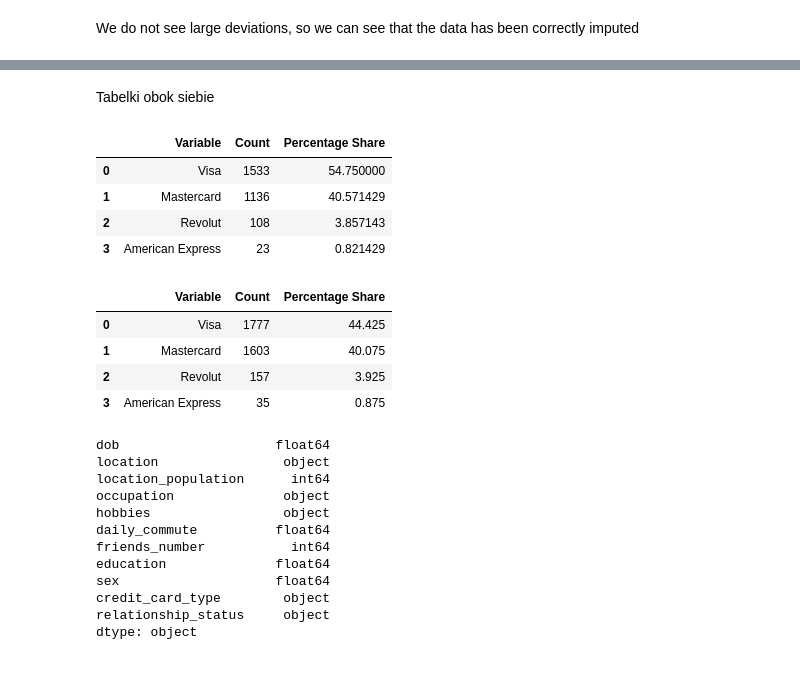
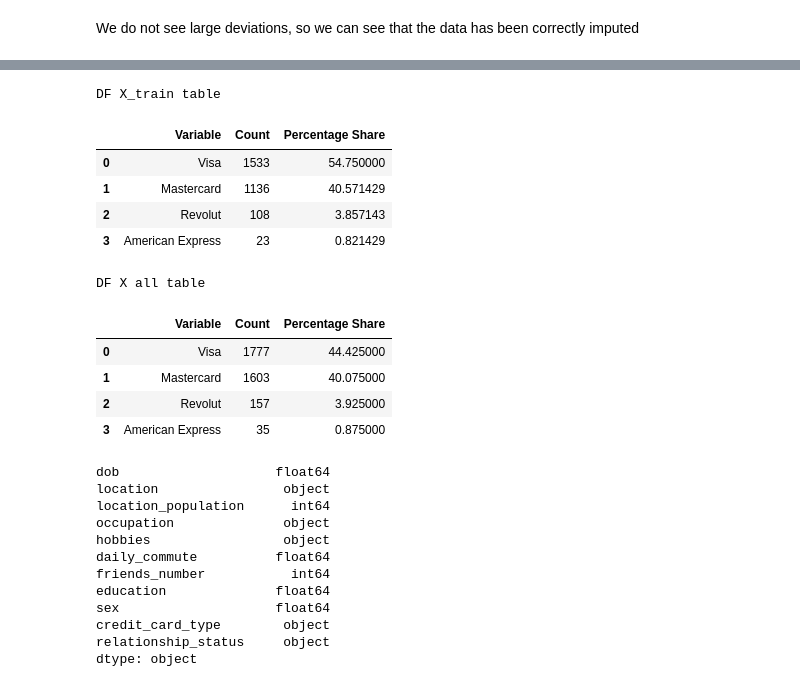
Before and after one commit to Bartoszcz28/Gym_Subscription, a Jupyter notebook: GymSubscription.ipynb, the cells around one changed output, grey strips where cells are left out. Drawn from its saved outputs; the diff is of its cells as text; code cells hidden in the pictures.

```diff
--- a/GymSubscription.ipynb
+++ b/GymSubscription.ipynb
@@ -559,24 +511,27 @@ def count_variable_percentage(df, column_name):
     result_table = result_table.sort_values(by='Percentage Share', ascending=False)
 
     return result_table
-# %% [markdown]
-Tabelki obok siebie
-# %%
-count_variable_percentage(X_train, 'credit_card_type')
-# %% [output]
-|  | Variable | Count | Percentage Share |
-| 0 | Visa | 1533 | 54.750000 |
-| 1 | Mastercard | 1136 | 40.571429 |
-| 2 | Revolut | 108 | 3.857143 |
-| 3 | American Express | 23 | 0.821429 |
-# %%
-count_variable_percentage(X, 'credit_card_type')
-# %% [output]
-|  | Variable | Count | Percentage Share |
-| 0 | Visa | 1777 | 44.425 |
-| 1 | Mastercard | 1603 | 40.075 |
-| 2 | Revolut | 157 | 3.925 |
-| 3 | American Express | 35 | 0.875 |
+# %%
+df1 = count_variable_percentage(X_train, 'credit_card_type')
+df2 = count_variable_percentage(X, 'credit_card_type')
+
+df1_style = df1.style.set_table_attributes("style='display:inline; margin-right:20px;'").set_caption("DF X_train table")
+df2_style = df2.style.set_table_attributes("style='display:inline'").set_caption("DF X all table")
+
+display_html(df1_style._repr_html_() + df2_style._repr_html_(), raw=True)
+# %% [output]
+DF X_train table
+|  | Variable | Count | Percentage Share |
+| 0 | Visa | 1533 | 54.750000 |
+| 1 | Mastercard | 1136 | 40.571429 |
+| 2 | Revolut | 108 | 3.857143 |
+| 3 | American Express | 23 | 0.821429 |
+DF X all table
+|  | Variable | Count | Percentage Share |
+| 0 | Visa | 1777 | 44.425000 |
+| 1 | Mastercard | 1603 | 40.075000 |
+| 2 | Revolut | 157 | 3.925000 |
+| 3 | American Express | 35 | 0.875000 |
 # %%
 X_train = imp_grup(X_train, ['sex', 'education'], 'relationship_status', get_mode)
 X_train.dtypes
```
Also changed, not shown: parts of 27 cells of this notebook.
